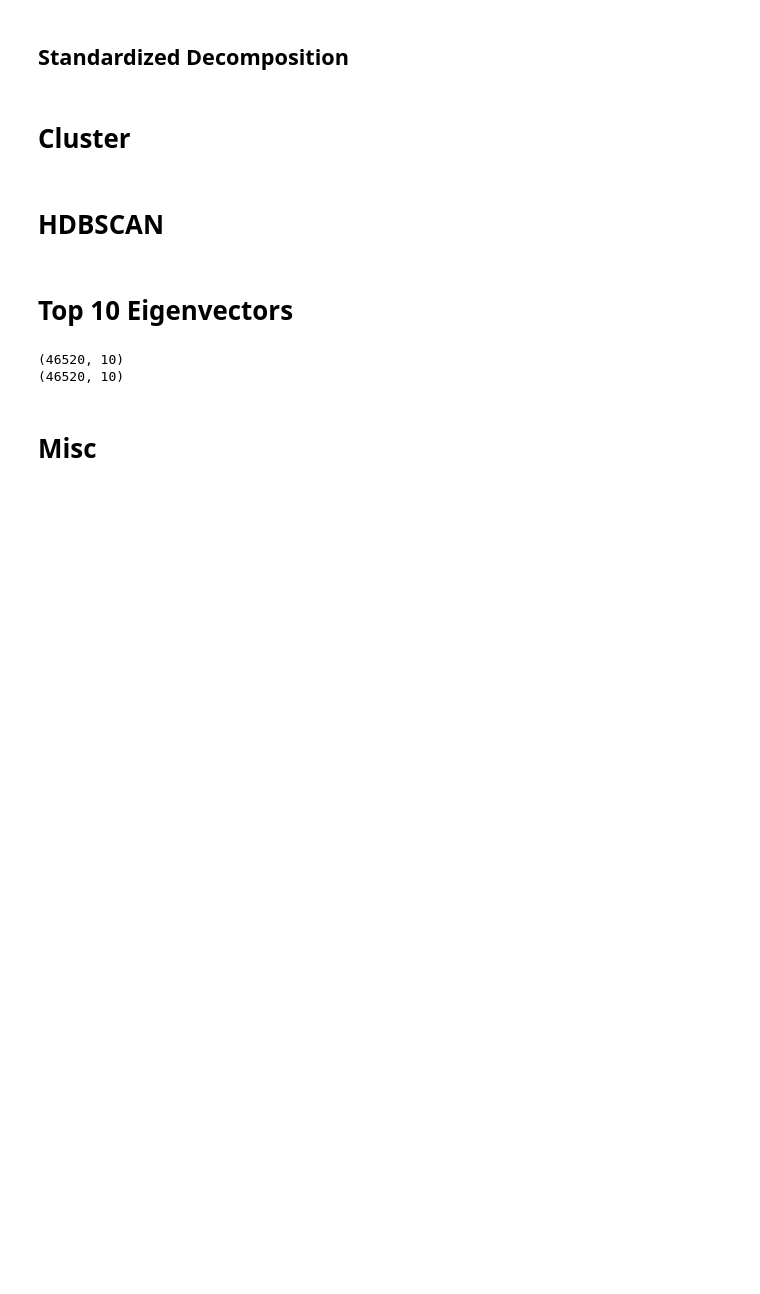
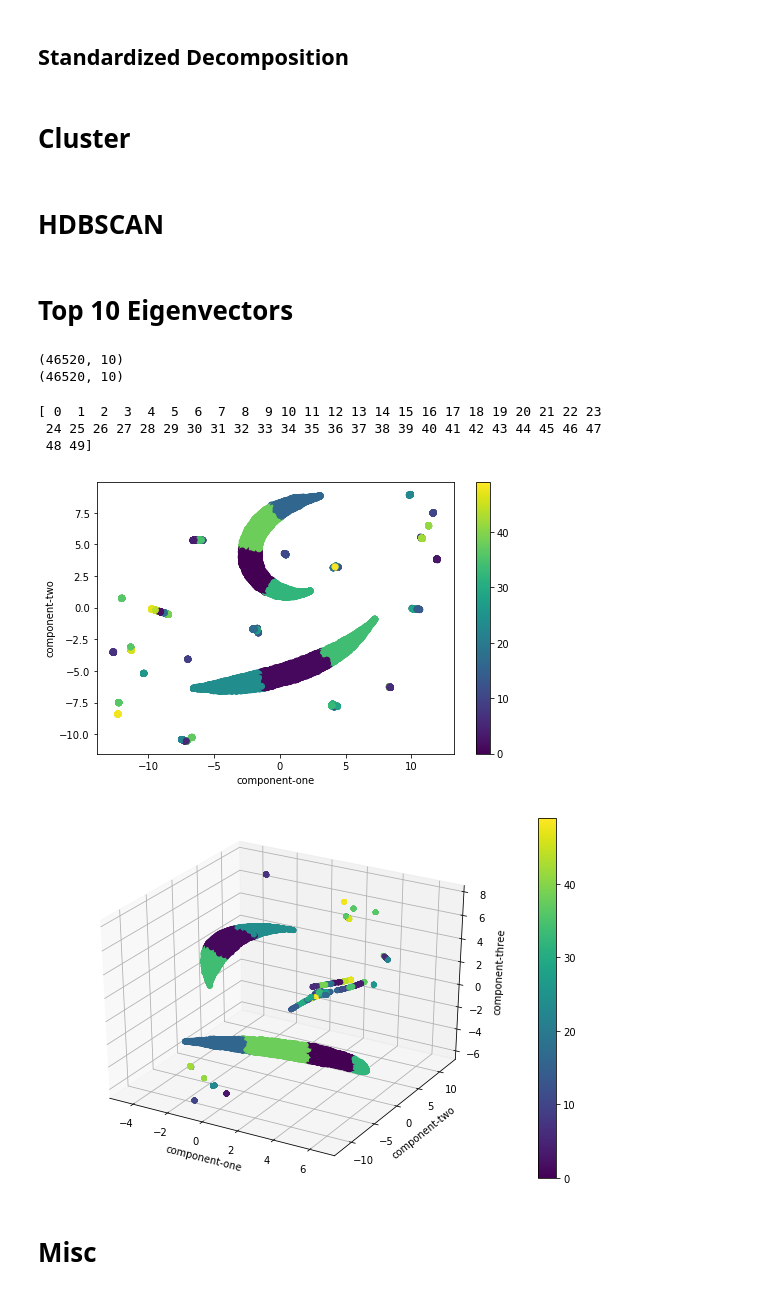
Before and after one commit to ashea2nd/VAE-EHR, a Jupyter notebook: experiments/200226_spectral_analysis/spectral_clustering.ipynb, the cells around one changed output. Cells and saved outputs as stored; diff of their text form; code cells hidden in the pictures; blank space fills up the shorter version.

```diff
--- a/experiments/200226_spectral_analysis/spectral_clustering.ipynb
+++ b/experiments/200226_spectral_analysis/spectral_clustering.ipynb
@@ -225,11 +225,12 @@ visualizer = Visualizer()
 (46520, 10)
 (46520, 10)
 # %%
-Y_umap_2d = visualizer.umap_embedding(Y_top10, n_components=2)
-Y_umap_3d = visualizer.umap_embedding(Y_top10, n_components=3)
+lc=50
+Y_umap_2d = visualizer.umap_embedding(Y_top10, n_components=2, lc=100)
+Y_umap_3d = visualizer.umap_embedding(Y_top10, n_components=3, lc=100)
 
-pickle.dump(Y_umap_2d, open("Y_umap_2d_eigs{}.p".format(eigs), 'wb'))
-pickle.dump(Y_umap_3d, open("Y_umap_3d_eigs{}.p".format(eigs), 'wb'))
+pickle.dump(Y_umap_2d, open("Y_umap_2d_eigs{}_lc{}.p".format(eigs, lc), 'wb'))
+pickle.dump(Y_umap_3d, open("Y_umap_3d_eigs{}_lc{}.p".format(eigs, lc), 'wb'))
 # %%
 Y_umap_2d = pickle.load(open("Y_umap_2d_eigs{}.p".format(eigs), 'rb'))
 Y_umap_2d = pickle.load(open("Y_umap_3d_eigs{}.p".format(eigs), 'rb'))
@@ -240,42 +241,48 @@ Y_tsne_3d = visualizer.tsne_embedding(Y_top10, n_components=3)
 # pickle.dump(Y_tsne_2d, open("Y_tsne_2d_eigs{}.p".format(eigs), 'wb'))
 pickle.dump(Y_tsne_3d, open("Y_tsne_3d_eigs{}.p".format(eigs), 'wb'))
 # %%
-n_clusters = 100
+n_clusters = 50
 Y_kmeans_top10 = KMeans(n_clusters=n_clusters).fit(Y_top10)
 Y_cluster_labels = Y_kmeans_top10.labels_
 print(np.unique(Y_cluster_labels))
 
-Y_umap_2d = pickle.load(open("Y_umap_2d_eigs{}.p".format(eigs), 'rb'))
-Y_umap_3d = pickle.load(open("Y_umap_3d_eigs{}.p".format(eigs), 'rb'))
+# Y_umap_2d = pickle.load(open("Y_umap_2d_eigs{}.p".format(eigs), 'rb'))
+# Y_umap_3d = pickle.load(open("Y_umap_3d_eigs{}.p".format(eigs), 'rb'))
 
 alpha = 1
 visualizer.plot2d(
     X=Y_umap_2d,
-    filename="umap2d_K{}_eig{}_clusters{}".format(k_neighbors - 1, eigs, n_clusters),
+    filename="umap2d_K{}_eig{}_lc{}_clusters{}".format(k_neighbors - 1, eigs, lc, n_clusters),
     colors=Y_cluster_labels,
     alpha = alpha
 )
 
 visualizer.plot3d(
     X=Y_umap_3d,
-    filename="umap3d_K{}_eig{}_clusters{}".format(k_neighbors - 1, eigs, n_clusters),
+    filename="umap3d_K{}_eig{}_lc{}_clusters{}".format(k_neighbors - 1, eigs, lc, n_clusters),
     colors=Y_cluster_labels,
     alpha = alpha
 )
 
 # visualizer.plot2d(
 #     X=Y_tsne_2d,
 #     filename="tsne2d_K{}_eig{}_clusters{}".format(k_neighbors - 1, eigs, n_clusters),
 #     colors=Y_cluster_labels,
 #     alpha = alpha
 # )
 
 # visualizer.plot3d(
 #     X=Y_tsne_2d,
 #     filename="tsne3d_K{}_eig{}_clusters{}".format(k_neighbors - 1, eigs, n_clusters),
 #     colors=Y_cluster_labels,
 #     alpha = alpha
 # )
+# %% [output]
+[ 0  1  2  3  4  5  6  7  8  9 10 11 12 13 14 15 16 17 18 19 20 21 22 23
+ 24 25 26 27 28 29 30 31 32 33 34 35 36 37 38 39 40 41 42 43 44 45 46 47
+ 48 49]
+[figure, added]
+[figure, added]
 # %% [markdown]
 # Misc
 # %%
```
Also changed, not shown: 27 other files.
